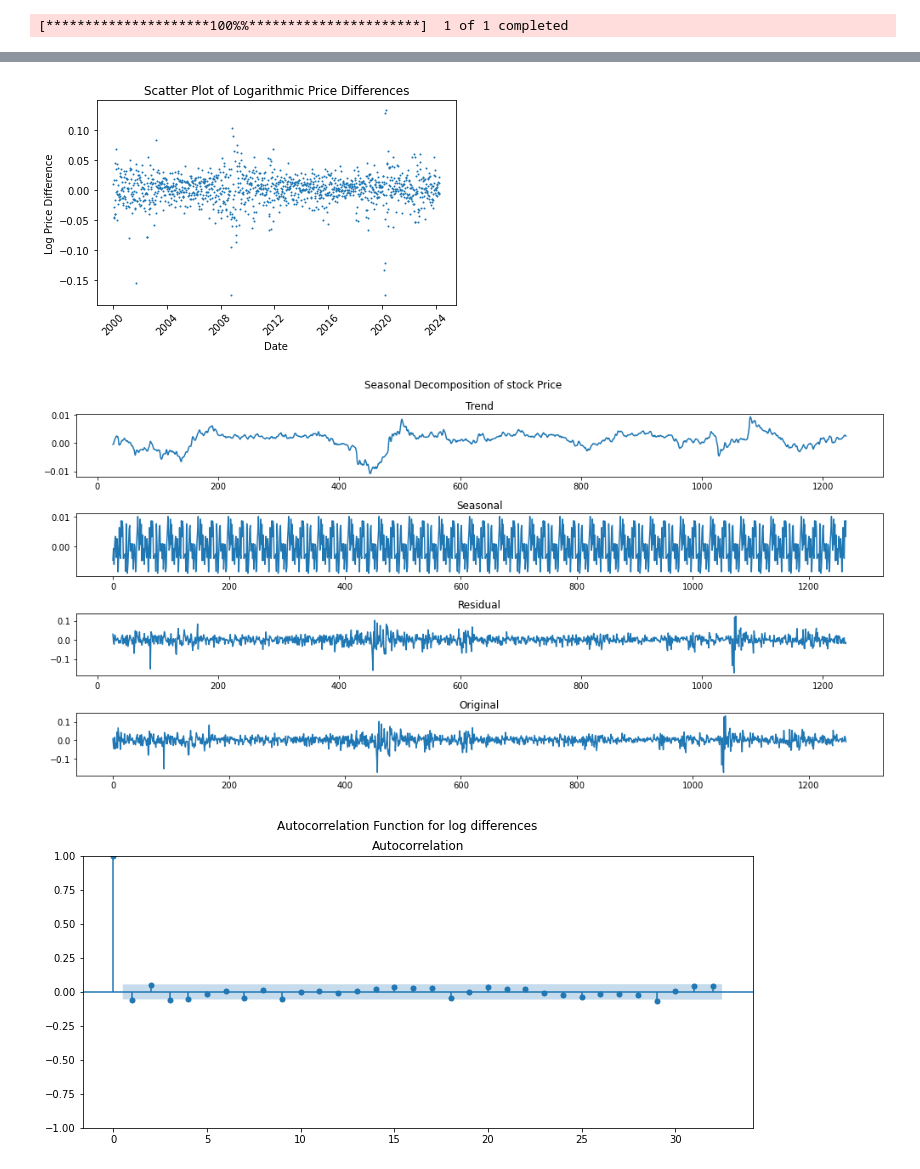
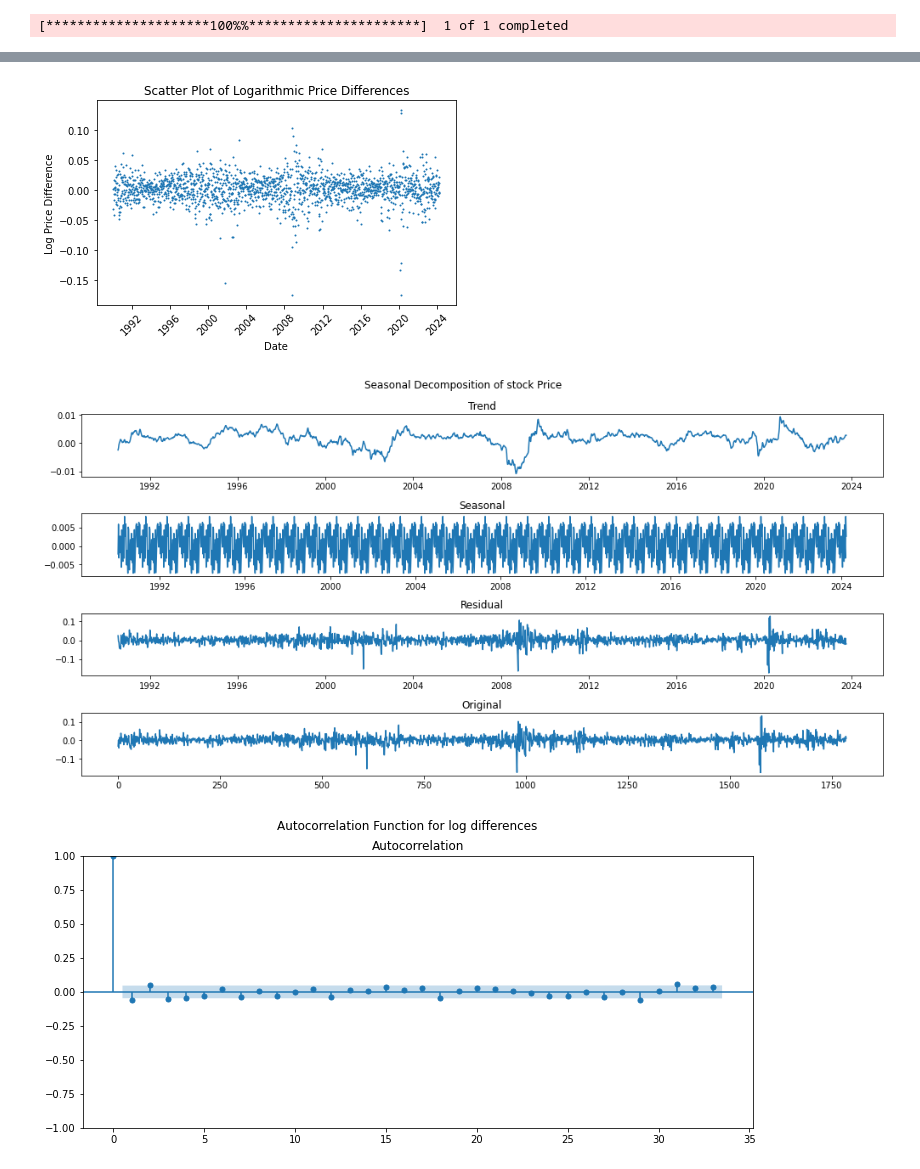
Before and after one commit to Philip-Lacava/Asset-Price-Bubble-Detection, a Jupyter notebook: Bubble Model 2.ipynb, the cells around one changed output, grey strips where cells are left out. Cells and saved outputs as stored; diff of their text form; code cells hidden in the pictures.

```diff
--- a/Bubble Model 2.ipynb
+++ b/Bubble Model 2.ipynb
@@ -9,25 +9,26 @@ import yfinance as yf
 from statsmodels.tsa.seasonal import seasonal_decompose
 from statsmodels.graphics.tsaplots import plot_acf, plot_pacf
 import statsmodels.api as sm
+from scipy.stats import norm
 
 
-# Read data from an Excel file
+# Read data from yfinance
 ticker = '^DJA'
-start = '2000-01-01'
+start = '1990-01-01'
 end = '2024-04-01'
 data = yf.download(ticker, start, end, interval='1wk')['Close']
 price = data.values.flatten()
 T = len(price)
 
-# Create a date range starting from March 1871
-date = pd.date_range(start='2000-01-01', periods=T, freq='w')
+# Create a date range and set frequency
+date = pd.date_range(start='1990-01-01', periods=T, freq='w')
 
-# Initial settings for the SADF test
+# Initial settings for the SADF test window
 r0 = 0.01 + 1.8 / np.sqrt(T)
 swindow0 = int(np.floor(r0 * T))
 dim = T - swindow0 + 1
 
-# Assuming 'price' and 'date' are already defined
+# Generating log differences data for analysis
 log_price = np.array(np.log(price))
 delta_log_price = log_price[1:] - log_price[:-1]
 
@@ -88,8 +88,9 @@ plt.show()
 # %%
+# Plotting the log differences data
 decompositionlog = seasonal_decompose(delta_log_price, model='additive', period=52)
 
 
-# Creating a scatter plot
+# Creating a scatter plot for better visualization
 
 plt.scatter(date_diff, delta_log_price, s = 1)
 plt.xlabel('Date')  # Label for the x-axis
@@ -104,40 +105,38 @@ plt.suptitle(f'Seasonal Decomposition of stock Price')
 
 # Trend component
 plt.subplot(411)
-plt.plot(decompositionlog.trend)
+plt.plot(date_diff, decompositionlog.trend)
 plt.title('Trend')
 
 # Seasonal component
 plt.subplot(412)
-plt.plot(decompositionlog.seasonal)
+plt.plot(date_diff, decompositionlog.seasonal)
 plt.title('Seasonal')
 
 # Residual component
 plt.subplot(413)
-plt.plot(decompositionlog.resid)
+plt.plot(date_diff, decompositionlog.resid)
 plt.title('Residual')
 
-    # Original Data
+# Original Data
 plt.subplot(414)
 plt.plot(delta_log_price)
 plt.title('Original')
-
-
 
 plt.tight_layout()
 plt.subplots_adjust(top=0.9)  # Adjust top spacing to accommodate the suptitle
 plt.show()
 
+# ACF and PACF
 plt.figure(figsize=(12, 5))
 plt.suptitle(f'Autocorrelation Function for log differences')
 plot_acf(delta_log_price, ax=plt.gca())
 
-# Plot PACF
 plt.figure(figsize=(12, 5))
 plt.suptitle(f'Partial Autocorrelation Function for log differences')
 plot_pacf(delta_log_price, ax=plt.gca())
 plt.show()
 # %% [output]
-[figure, old version]
+[figure, new version]
-[figure, old version]
+[figure, new version]
-[figure, old version]
+[figure, new version]
```
Also changed, not shown: parts of 11 cells of this notebook.
